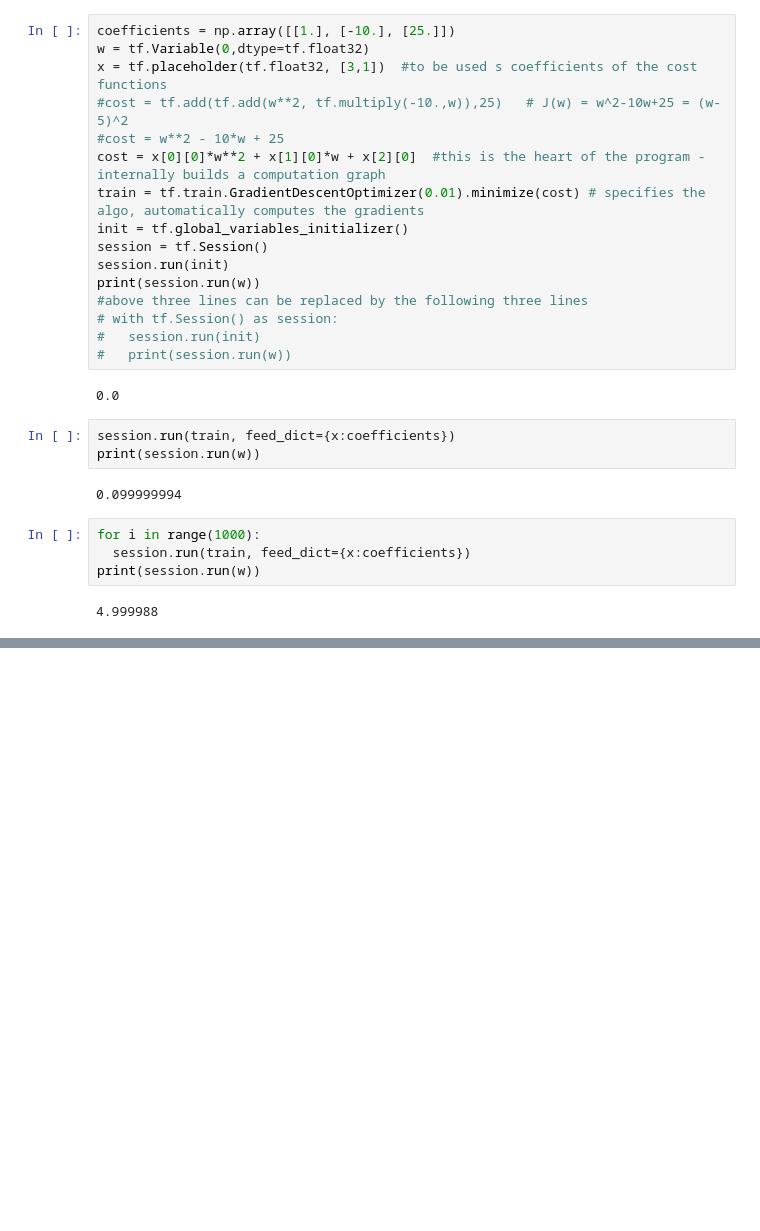
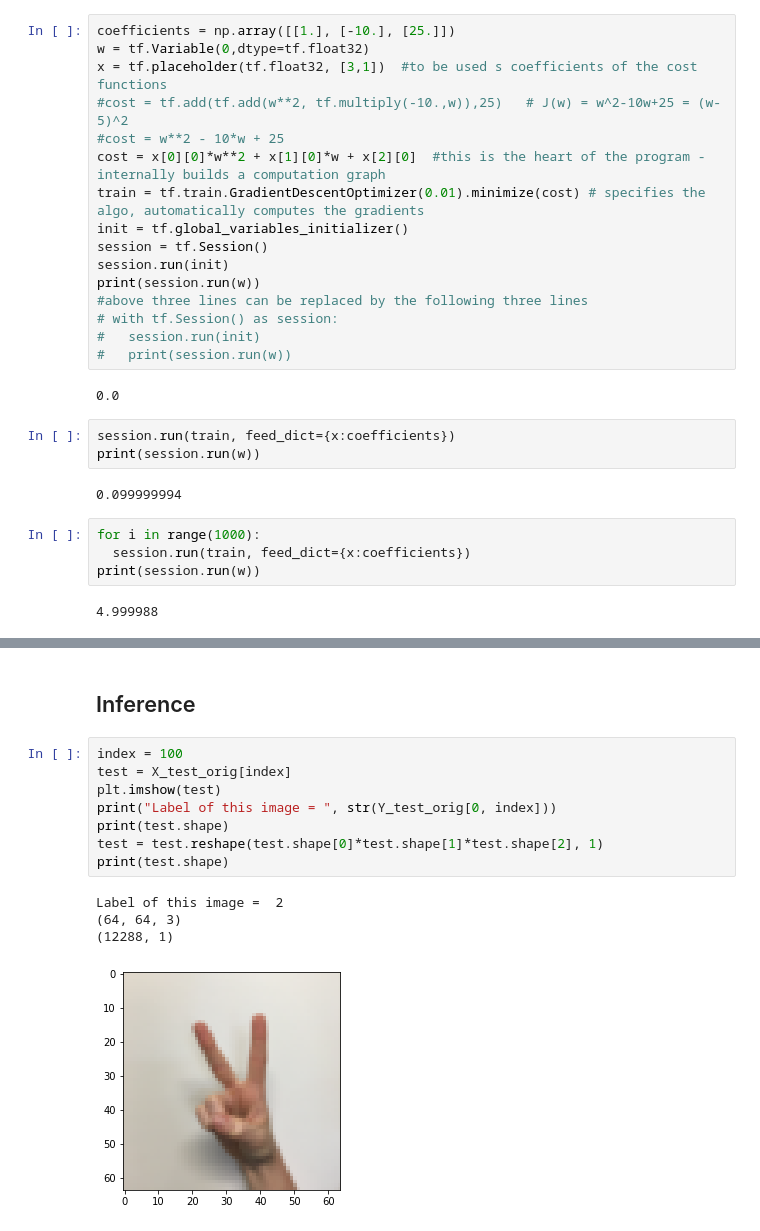
Before and after one commit to vishkaush/misc-projects, a Jupyter notebook: TensorFlowv1.ipynb, the cells around one changed output, grey strips where cells are left out. Cells and saved outputs as stored; diff of their text form; blank space fills up the shorter version.

```diff
--- a/TensorFlowv1.ipynb
+++ b/TensorFlowv1.ipynb
@@ -37,0 +470,15 @@ print(session.run(w))
+# %% [markdown]
+## Inference
+# %%
+index = 100
+test = X_test_orig[index]
+plt.imshow(test)
+print("Label of this image = ", str(Y_test_orig[0, index]))
+print(test.shape)
+test = test.reshape(test.shape[0]*test.shape[1]*test.shape[2], 1)
+print(test.shape)
+# %% [output]
+Label of this image =  2
+(64, 64, 3)
+(12288, 1)
+[figure, added]
```
Also changed, not shown: parts of 40 cells of this notebook.
